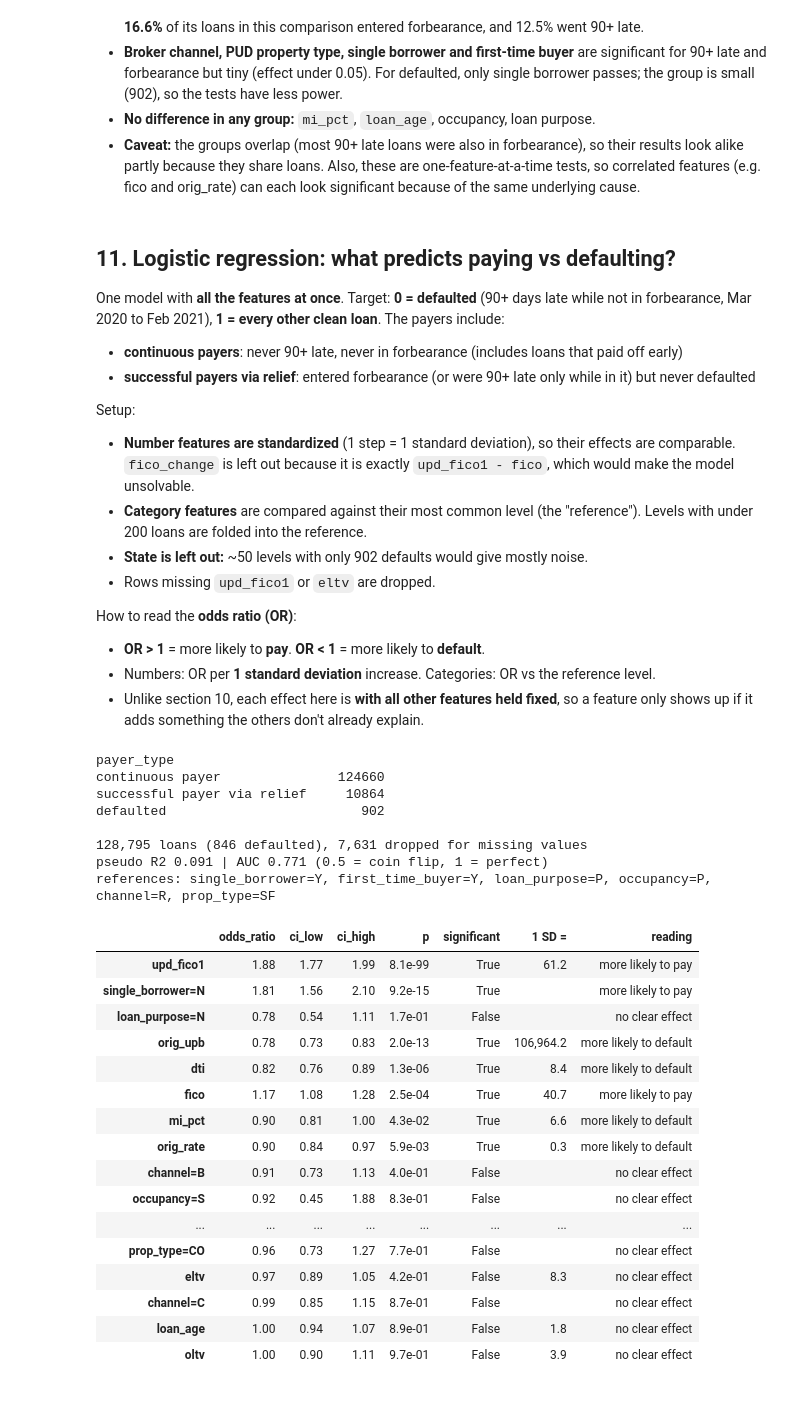
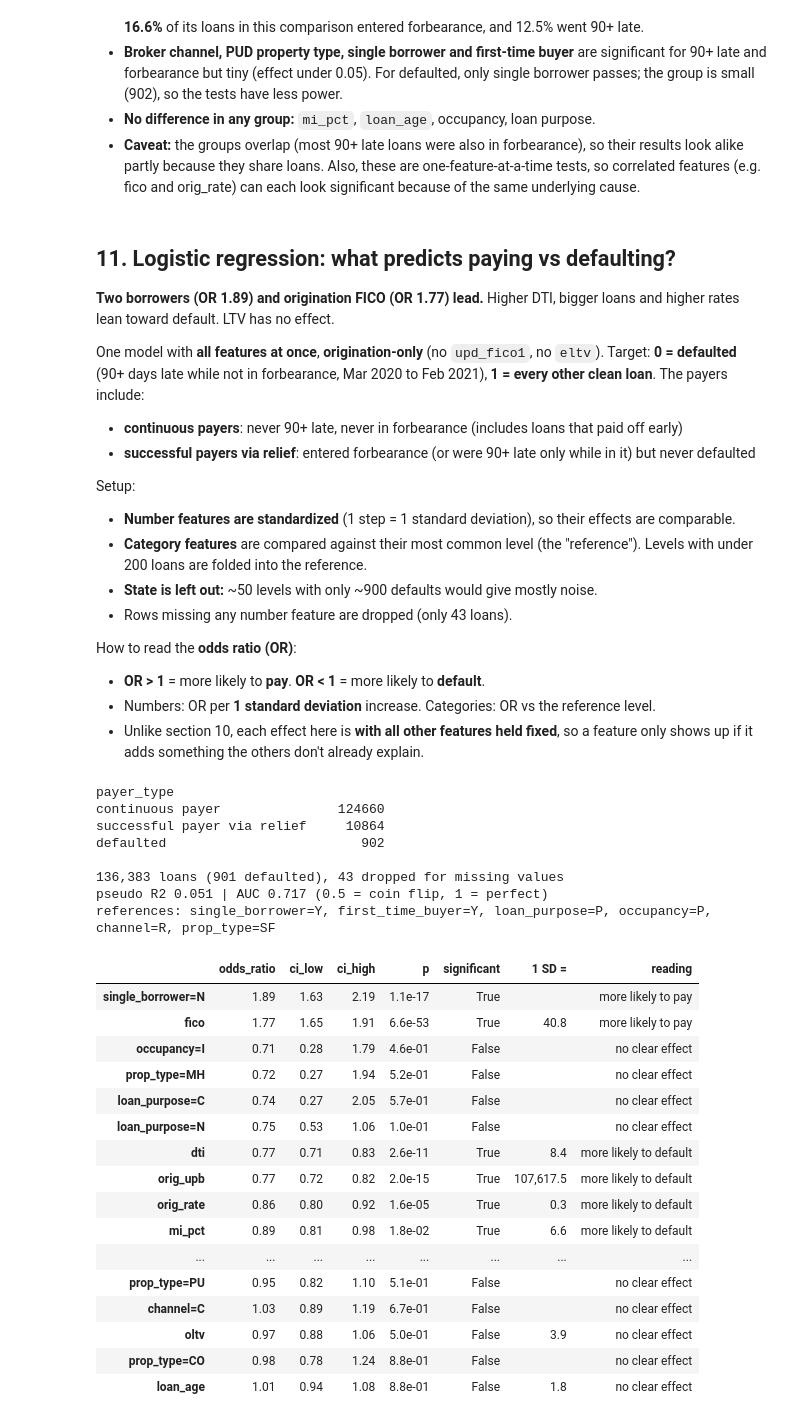
Before and after one commit to dui-mondo/mortgage-default-covid, a Jupyter notebook: notebooks/01_explore_data.ipynb, the cells around one changed output. Cells and saved outputs as stored; diff of their text form; code cells hidden in the pictures.

```diff
--- a/notebooks/01_explore_data.ipynb
+++ b/notebooks/01_explore_data.ipynb
@@ -114,17 +145,6 @@ summary.to_frame("loans")
 - **dti**: monthly debt payments as % of income
 - **mi_pct**: % of the loan the mortgage insurer covers
 # %%
-# Validated palette: blue = series 1, orange = series 2
-BLUE, ORANGE, INK, MUTED = "#2a78d6", "#eb6834", "#0b0b0b", "#52514e"
-plt.rcParams.update({
-    "figure.facecolor": "#fcfcfb", "axes.facecolor": "#fcfcfb",
-    "axes.spines.top": False, "axes.spines.right": False,
-    "axes.edgecolor": MUTED, "axes.labelcolor": INK, "text.color": INK,
-    "xtick.color": MUTED, "ytick.color": MUTED,
-    "axes.grid": True, "grid.color": "#e6e5e0", "grid.linewidth": 0.6,
-    "lines.linewidth": 2, "font.size": 10,
-})
-
 num = ["fico", "oltv", "dti", "orig_rate", "orig_upb", "mi_pct", "eltv", "loan_age"]
 clean[num].describe(percentiles=[.05, .5, .95]).T
 # %% [output]
@@ -524,21 +551,17 @@ Which Feb 2020 features actually help predict a COVID-adjusted default (target f
 
 Why PR-AUC: defaults are under 1% of loans, so accuracy is meaningless (predicting "nobody defaults" scores 99%+).
 # %%
-from sklearn.ensemble import HistGradientBoostingClassifier
-from sklearn.inspection import permutation_importance
-from sklearn.metrics import average_precision_score, roc_auc_score
-
+# Origination-only: what an insurer knows when it prices the loan. Refreshed fields
+# (upd_fico1, eltv) are measured after origination, so they are left out.
 FEATURES = [
-    "fico", "upd_fico1", "dti", "num_borrowers", "first_time_buyer",  # borrower strength
-    "oltv", "eltv",                                                    # equity
+    "fico", "dti", "num_borrowers", "first_time_buyer",                # borrower strength
+    "oltv",                                                            # equity
     "orig_rate", "orig_upb", "loan_age", "orig_term",                  # loan terms
     "loan_purpose", "occupancy", "channel", "prop_type", "units",      # kind of loan
     "state",                                                           # where
 ]
 
 X = clean.set_index("loan_id")[FEATURES + ["pool"]].copy()
-X["fico_change"] = X.upd_fico1 - X.fico    # credit getting worse before COVID?
-X["equity_change"] = X.oltv - X.eltv       # how much the home gained in value
 y = pd.Series(X.index.isin(adj_ids).astype(int), index=X.index)
 
 # Drop unused category levels so the tree model sees a clean category list
@@ -783,25 +807,25 @@ Group sizes: **902 defaulted**, **7,810 ever 90+ days late**, **11,595 entered f
 # %% [markdown]
 ## 11. Logistic regression: what predicts paying vs defaulting?
 
-One model with **all the features at once**. Target: **0 = defaulted** (90+ days late while not in forbearance, Mar 2020 to Feb 2021), **1 = every other clean loan**. The payers include:
+**Two borrowers (OR 1.89) and origination FICO (OR 1.77) lead.** Higher DTI, bigger loans and higher rates lean toward default. LTV has no effect.
+
+One model with **all features at once**, **origination-only** (no `upd_fico1`, no `eltv`). Target: **0 = defaulted** (90+ days late while not in forbearance, Mar 2020 to Feb 2021), **1 = every other clean loan**. The payers include:
 - **continuous payers**: never 90+ late, never in forbearance (includes loans that paid off early)
 - **successful payers via relief**: entered forbearance (or were 90+ late only while in it) but never defaulted
 
 Setup:
-- **Number features are standardized** (1 step = 1 standard deviation), so their effects are comparable. `fico_change` is left out because it is exactly `upd_fico1 - fico`, which would make the model unsolvable.
+- **Number features are standardized** (1 step = 1 standard deviation), so their effects are comparable.
 - **Category features** are compared against their most common level (the "reference"). Levels with under 200 loans are folded into the reference.
-- **State is left out:** ~50 levels with only 902 defaults would give mostly noise.
-- Rows missing `upd_fico1` or `eltv` are dropped.
+- **State is left out:** ~50 levels with only ~900 defaults would give mostly noise.
+- Rows missing any number feature are dropped (only 43 loans).
 
 How to read the **odds ratio (OR)**:
 - **OR > 1** = more likely to **pay**. **OR < 1** = more likely to **default**.
 - Numbers: OR per **1 standard deviation** increase. Categories: OR vs the reference level.
 - Unlike section 10, each effect here is **with all other features held fixed**, so a feature only shows up if it adds something the others don't already explain.
 # %%
-import statsmodels.api as sm
-from sklearn.metrics import roc_auc_score
-
-LNUM = ["upd_fico1", "fico", "orig_rate", "dti", "orig_upb", "eltv", "oltv", "mi_pct", "loan_age"]
+# Origination-only features (no upd_fico1 / eltv): what is known when the loan is priced
+LNUM = ["fico", "orig_rate", "dti", "orig_upb", "oltv", "mi_pct", "loan_age"]
 LCAT = ["single_borrower", "first_time_buyer", "loan_purpose", "occupancy", "channel", "prop_type"]
 
 m = d.copy()                                         # all clean Feb 2020 loans
@@ -830,51 +854,51 @@ def design(df):
     X = (df[LNUM] - MU) / SD
     for c in LCAT:
         for l in LEVELS[c]:
             X[f"{c}={l}"] = (df[c] == l).astype(float)
     return sm.add_constant(X, has_constant="add")
 
 logit = sm.Logit(m.paid, design(m)).fit(disp=0)
 m["p_paid"] = logit.predict(design(m))
 
 print(f"{len(m):,} loans ({m.paid.eq(0).sum():,} defaulted), {n_before - len(m):,} dropped for missing values")
 print(f"pseudo R2 {logit.prsquared:.3f} | AUC {roc_auc_score(m.paid, m.p_paid):.3f} (0.5 = coin flip, 1 = perfect)")
 print("references:", ", ".join(f"{c}={v}" for c, v in REF.items()))
 
 ci = np.exp(logit.conf_int())
 coef = pd.DataFrame({"odds_ratio": np.exp(logit.params), "ci_low": ci[0], "ci_high": ci[1],
                      "p": logit.pvalues}).drop("const")
 coef["significant"] = coef.p < 0.05
 coef["1 SD ="] = SD.reindex(coef.index)          # step size behind each number OR
 coef["reading"] = np.where(~coef.significant, "no clear effect",
                            np.where(coef.odds_ratio > 1, "more likely to pay", "more likely to default"))
 coef = coef.reindex(np.log(coef.odds_ratio).abs().sort_values(ascending=False).index)
 coef.style.format({"odds_ratio": "{:.2f}", "ci_low": "{:.2f}", "ci_high": "{:.2f}", "p": "{:.1e}", "1 SD =": "{:,.1f}"}, na_rep="")
 # %% [output]
 payer_type
 continuous payer               124660
 successful payer via relief     10864
 defaulted                         902
 
-128,795 loans (846 defaulted), 7,631 dropped for missing values
-pseudo R2 0.091 | AUC 0.771 (0.5 = coin flip, 1 = perfect)
+136,383 loans (901 defaulted), 43 dropped for missing values
+pseudo R2 0.051 | AUC 0.717 (0.5 = coin flip, 1 = perfect)
 references: single_borrower=Y, first_time_buyer=Y, loan_purpose=P, occupancy=P, channel=R, prop_type=SF
 |  | odds_ratio | ci_low | ci_high | p | significant | 1 SD = | reading |
-| upd_fico1 | 1.88 | 1.77 | 1.99 | 8.1e-99 | True | 61.2 | more likely to pay |
-| single_borrower=N | 1.81 | 1.56 | 2.10 | 9.2e-15 | True |  | more likely to pay |
-| loan_purpose=N | 0.78 | 0.54 | 1.11 | 1.7e-01 | False |  | no clear effect |
-| orig_upb | 0.78 | 0.73 | 0.83 | 2.0e-13 | True | 106,964.2 | more likely to default |
-| dti | 0.82 | 0.76 | 0.89 | 1.3e-06 | True | 8.4 | more likely to default |
-| fico | 1.17 | 1.08 | 1.28 | 2.5e-04 | True | 40.7 | more likely to pay |
-| mi_pct | 0.90 | 0.81 | 1.00 | 4.3e-02 | True | 6.6 | more likely to default |
-| orig_rate | 0.90 | 0.84 | 0.97 | 5.9e-03 | True | 0.3 | more likely to default |
-| channel=B | 0.91 | 0.73 | 1.13 | 4.0e-01 | False |  | no clear effect |
-| occupancy=S | 0.92 | 0.45 | 1.88 | 8.3e-01 | False |  | no clear effect |
+| single_borrower=N | 1.89 | 1.63 | 2.19 | 1.1e-17 | True |  | more likely to pay |
+| fico | 1.77 | 1.65 | 1.91 | 6.6e-53 | True | 40.8 | more likely to pay |
+| occupancy=I | 0.71 | 0.28 | 1.79 | 4.6e-01 | False |  | no clear effect |
+| prop_type=MH | 0.72 | 0.27 | 1.94 | 5.2e-01 | False |  | no clear effect |
+| loan_purpose=C | 0.74 | 0.27 | 2.05 | 5.7e-01 | False |  | no clear effect |
+| loan_purpose=N | 0.75 | 0.53 | 1.06 | 1.0e-01 | False |  | no clear effect |
+| dti | 0.77 | 0.71 | 0.83 | 2.6e-11 | True | 8.4 | more likely to default |
+| orig_upb | 0.77 | 0.72 | 0.82 | 2.0e-15 | True | 107,617.5 | more likely to default |
+| orig_rate | 0.86 | 0.80 | 0.92 | 1.6e-05 | True | 0.3 | more likely to default |
+| mi_pct | 0.89 | 0.81 | 0.98 | 1.8e-02 | True | 6.6 | more likely to default |
 | ... | ... | ... | ... | ... | ... | ... | ... |
-| prop_type=CO | 0.96 | 0.73 | 1.27 | 7.7e-01 | False |  | no clear effect |
-| eltv | 0.97 | 0.89 | 1.05 | 4.2e-01 | False | 8.3 | no clear effect |
-| channel=C | 0.99 | 0.85 | 1.15 | 8.7e-01 | False |  | no clear effect |
-| loan_age | 1.00 | 0.94 | 1.07 | 8.9e-01 | False | 1.8 | no clear effect |
-| oltv | 1.00 | 0.90 | 1.11 | 9.7e-01 | False | 3.9 | no clear effect |
+| prop_type=PU | 0.95 | 0.82 | 1.10 | 5.1e-01 | False |  | no clear effect |
+| channel=C | 1.03 | 0.89 | 1.19 | 6.7e-01 | False |  | no clear effect |
+| oltv | 0.97 | 0.88 | 1.06 | 5.0e-01 | False | 3.9 | no clear effect |
+| prop_type=CO | 0.98 | 0.78 | 1.24 | 8.8e-01 | False |  | no clear effect |
+| loan_age | 1.01 | 0.94 | 1.08 | 8.8e-01 | False | 1.8 | no clear effect |
 # %%
 # Odds ratios with 95% confidence intervals. Right of 1 = more likely to pay. Grey = not significant.
 plot = coef.iloc[::-1]
```
Also changed, not shown: parts of 30 cells of this notebook, 1 other file.
